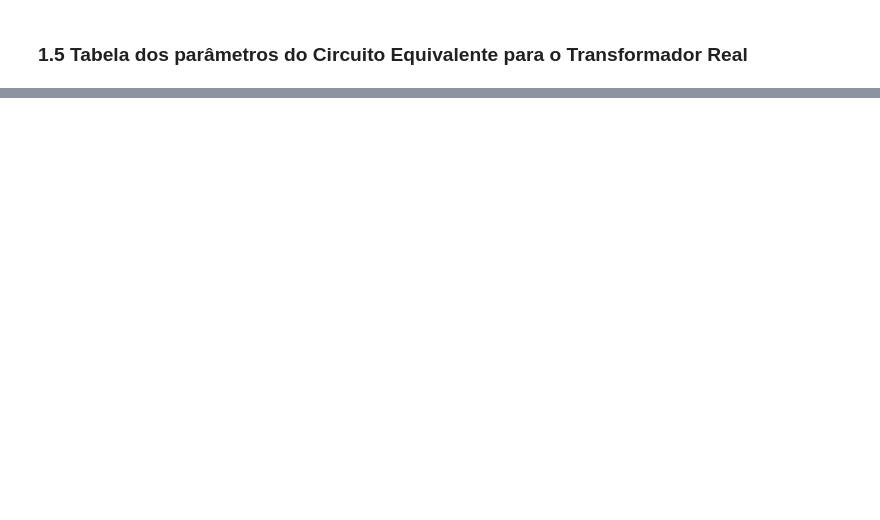
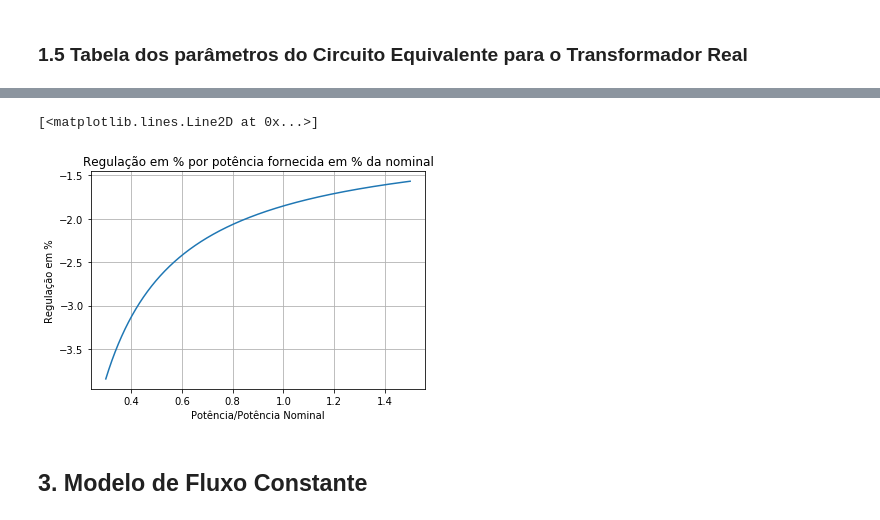
Before and after one commit to lucaspenna00/poli, a Jupyter notebook: EP-Modelagem-Transformador/EC1_Conversao.ipynb, the cells around one changed output, grey strips where cells are left out. Cells and saved outputs as stored; diff of their text form; code cells hidden in the pictures; blank space fills up the shorter version.

```diff
--- a/EP-Modelagem-Transformador/EC1_Conversao.ipynb
+++ b/EP-Modelagem-Transformador/EC1_Conversao.ipynb
@@ -131,0 +256,27 @@ A Reatância de Dispersão do Enrolamento de Alta Tensão é: 0.672301 [Ohm]
+# %%
+regulacao = []
+
+for potencia_variada in range(120000, 600000):
+
+    I2 = potencia_variada/(V2*cos_fi)
+
+    Z = math.sqrt((R2**2) + ((2*math.pi*50*L2)**2))
+
+    tensao_variada = Z*I2
+
+    r = (320 - tensao_variada)/tensao_variada
+
+    regulacao.append(r)
+
+regulacao = np.array(regulacao)
+# %%
+plt.title("Regulação em % por potência fornecida em % da nominal")
+plt.xlabel("Potência/Potência Nominal")
+plt.ylabel("Regulação em %")
+plt.grid(True)
+plt.plot(Potencia_Sobre_Nominal, regulacao)
+# %% [output]
+[<matplotlib.lines.Line2D at 0x...>]
+[figure, added]
+# %% [markdown]
+## 3. Modelo de Fluxo Constante
```
Also changed, not shown: parts of 23 cells of this notebook, 3 other files.
